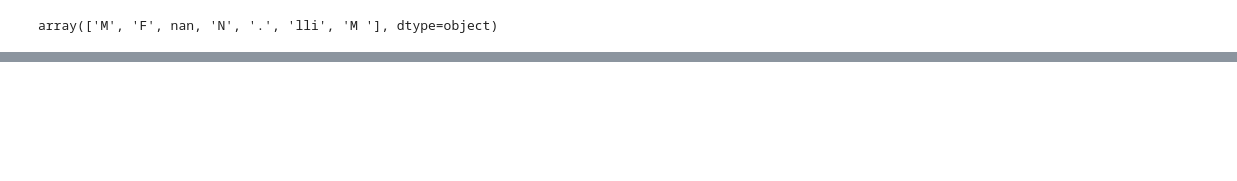
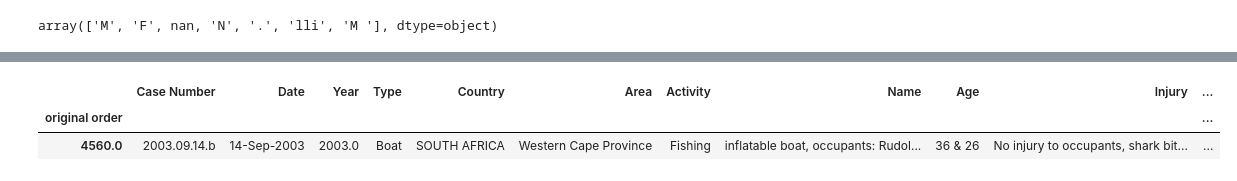
Before and after one commit to Afidalgo-fmm/Pandas-Proyect, a Jupyter notebook: Limpieza.ipynb, the cells around one changed output, grey strips where cells are left out. Saved outputs shown, nothing was run; the diff lists cells and outputs as text; code cells hidden in the pictures; blank space fills up the shorter version.

```diff
--- a/Limpieza.ipynb
+++ b/Limpieza.ipynb
@@ -182,0 +307,6 @@ Length: 212, dtype: int64
+# %%
+dfSharks1[dfSharks1['Age'] == '36 & 26'].head()
+# %% [output]
+|  | Case Number | Date | Year | Type | Country | Area | Activity | Name | Age | Injury | ... |
+| original order |  |  |  |  |  |  |  |  |  |  | ... |
+| 4560.0 | 2003.09.14.b | 14-Sep-2003 | 2003.0 | Boat | SOUTH AFRICA | Western Cape Province | Fishing | inflatable boat, occupants: Rudol... | 36 & 26 | No injury to occupants, shark bit... | ... |
```
Also changed, not shown: parts of 36 cells of this notebook, 3 other files.
